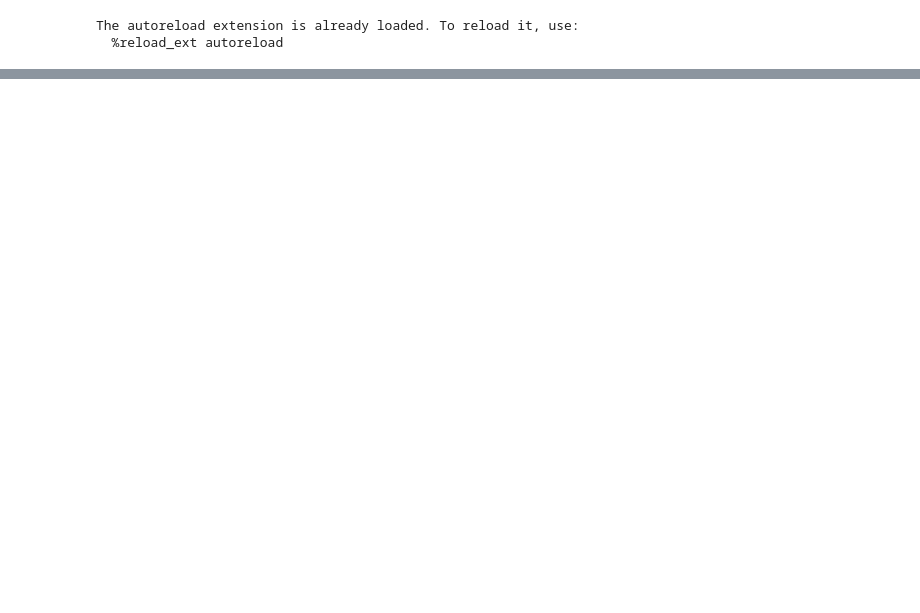
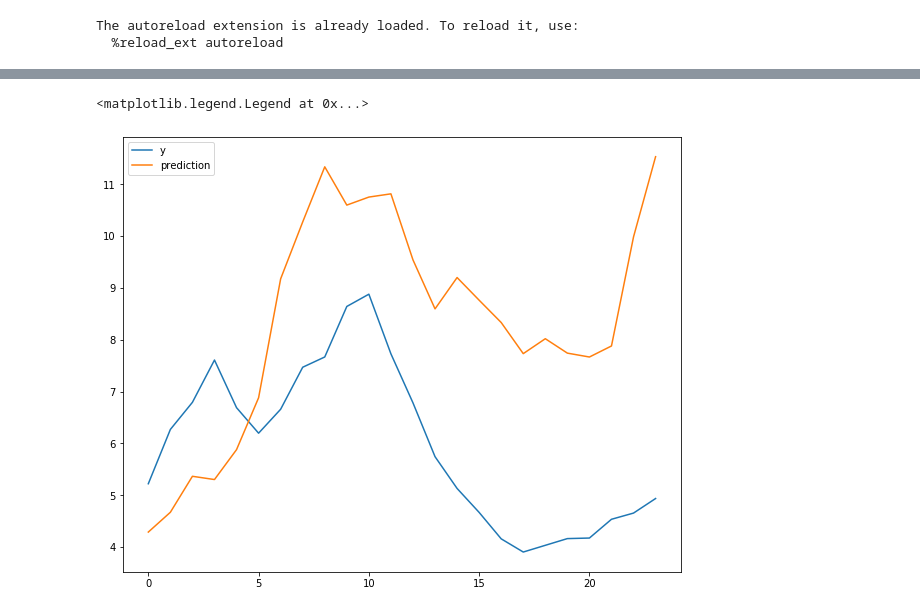
Before and after one commit to aerubanov/Proj_Air_Quality, a Jupyter notebook: notebooks/forecast_ansamble.ipynb, the cells around one changed output, grey strips where cells are left out. Drawn from its saved outputs; the diff is of its cells as text; code cells hidden in the pictures; blank space fills up the shorter version.

```diff
--- a/notebooks/forecast_ansamble.ipynb
+++ b/notebooks/forecast_ansamble.ipynb
@@ -250,6 +323,15 @@ def get_meta_mae(models, meta_models, chunks):
         mae = mean_absolute_error(y, prediction)
         scores.append(mae)
     return scores
+# %%
+def get_predictions(models, meta_models, chunk):
+    predictions = []
+    for i in range(len(models)):
+        X = [chunk.get_meta_X(i, models) ]
+        local_model = meta_models[i]
+        prediction = local_model.predict(X)[0]
+        predictions.append(prediction)
+    return predictions
 # %%
 %%time
 #meta_model = Lasso(alpha=0.2, random_state=42)
@@ -341,0 +437,8 @@ meta_mae, np.mean(meta_mae)
+# %%
+chunk_num=205
+plt.plot([test_chunks[chunk_num].get_y(i) for i in range(len(meta_models))], label='y')
+plt.plot(get_predictions(models, meta_models, test_chunks[chunk_num]), label='prediction')
+plt.legend()
+# %% [output]
+<matplotlib.legend.Legend at 0x...>
+[figure, added]
```
Also changed, not shown: parts of 23 cells of this notebook, 1 other file.
